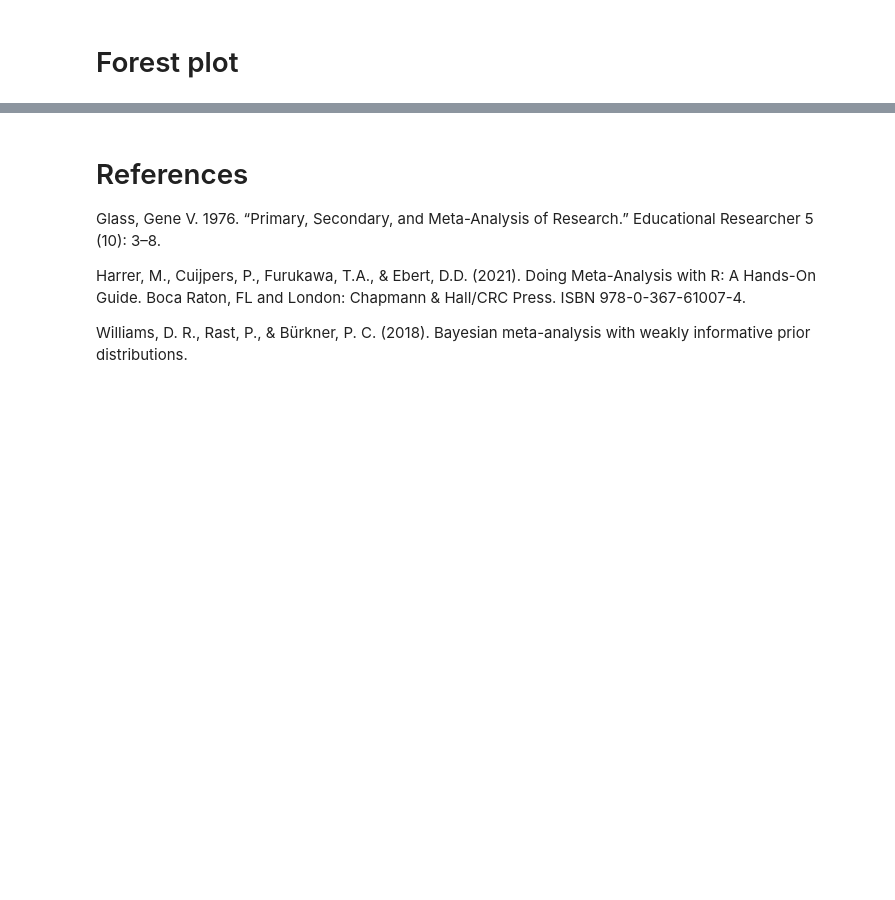
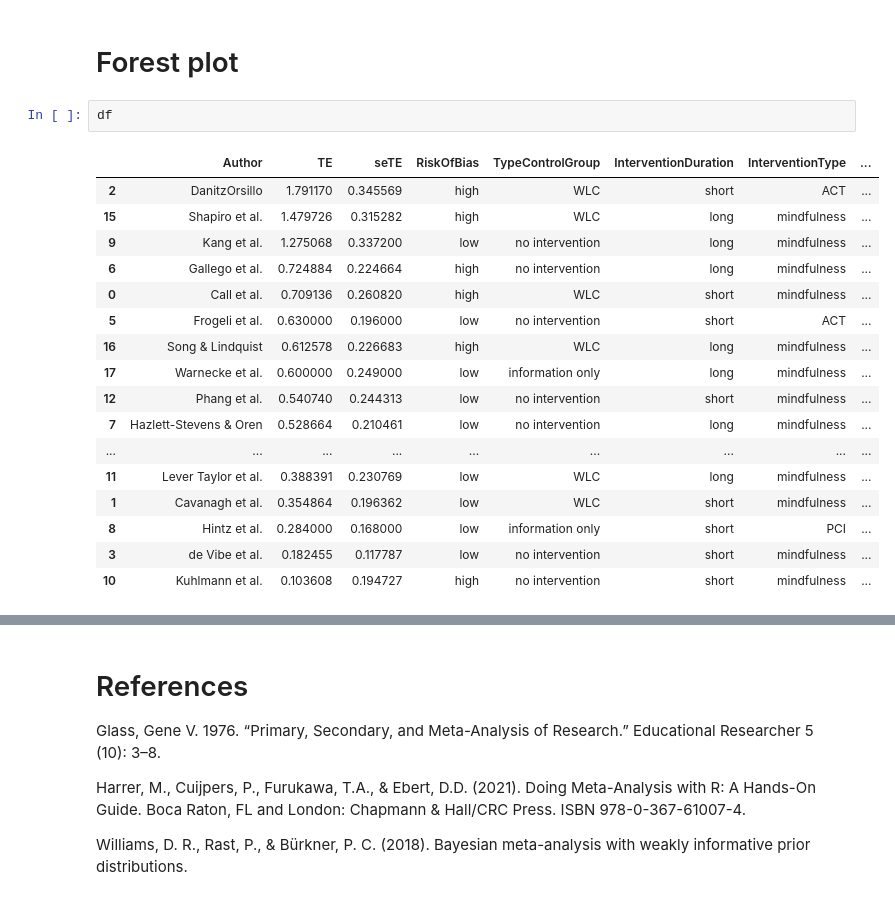
Before and after one commit to HPCurtis/meta_analysis_pymc, a Jupyter notebook: meta_analysis.ipynb, the cells around one changed output, grey strips where cells are left out. Saved outputs shown, nothing was run; the diff lists cells and outputs as text; blank space fills up the shorter version.

```diff
--- a/meta_analysis.ipynb
+++ b/meta_analysis.ipynb
@@ -155,6 +158,26 @@ az.plot_ecdf(trace.posterior.SMD);
 As the posterior plots ECDF plot above shows There very low probabilty for values of effect sizes below ,4
 # %% [markdown]
 # Forest plot
+# %%
+df
+# %% [output]
+|  | Author | TE | seTE | RiskOfBias | TypeControlGroup | InterventionDuration | InterventionType | ... |
+| 2 | DanitzOrsillo | 1.791170 | 0.345569 | high | WLC | short | ACT | ... |
+| 15 | Shapiro et al. | 1.479726 | 0.315282 | high | WLC | long | mindfulness | ... |
+| 9 | Kang et al. | 1.275068 | 0.337200 | low | no intervention | long | mindfulness | ... |
+| 6 | Gallego et al. | 0.724884 | 0.224664 | high | no intervention | long | mindfulness | ... |
+| 0 | Call et al. | 0.709136 | 0.260820 | high | WLC | short | mindfulness | ... |
+| 5 | Frogeli et al. | 0.630000 | 0.196000 | low | no intervention | short | ACT | ... |
+| 16 | Song & Lindquist | 0.612578 | 0.226683 | high | WLC | long | mindfulness | ... |
+| 17 | Warnecke et al. | 0.600000 | 0.249000 | low | information only | long | mindfulness | ... |
+| 12 | Phang et al. | 0.540740 | 0.244313 | low | no intervention | short | mindfulness | ... |
+| 7 | Hazlett-Stevens & Oren | 0.528664 | 0.210461 | low | no intervention | long | mindfulness | ... |
+| ... | ... | ... | ... | ... | ... | ... | ... | ... |
+| 11 | Lever Taylor et al. | 0.388391 | 0.230769 | low | WLC | long | mindfulness | ... |
+| 1 | Cavanagh et al. | 0.354864 | 0.196362 | low | WLC | short | mindfulness | ... |
+| 8 | Hintz et al. | 0.284000 | 0.168000 | low | information only | short | PCI | ... |
+| 3 | de Vibe et al. | 0.182455 | 0.117787 | low | no intervention | short | mindfulness | ... |
+| 10 | Kuhlmann et al. | 0.103608 | 0.194727 | high | no intervention | short | mindfulness | ... |
 # %%
 # Plot a arviz forest plot.
 az.plot_forest(trace, var_names="Study estimates", combined= True, hdi_prob=.95);
```
Also changed, not shown: parts of 2 cells of this notebook.
